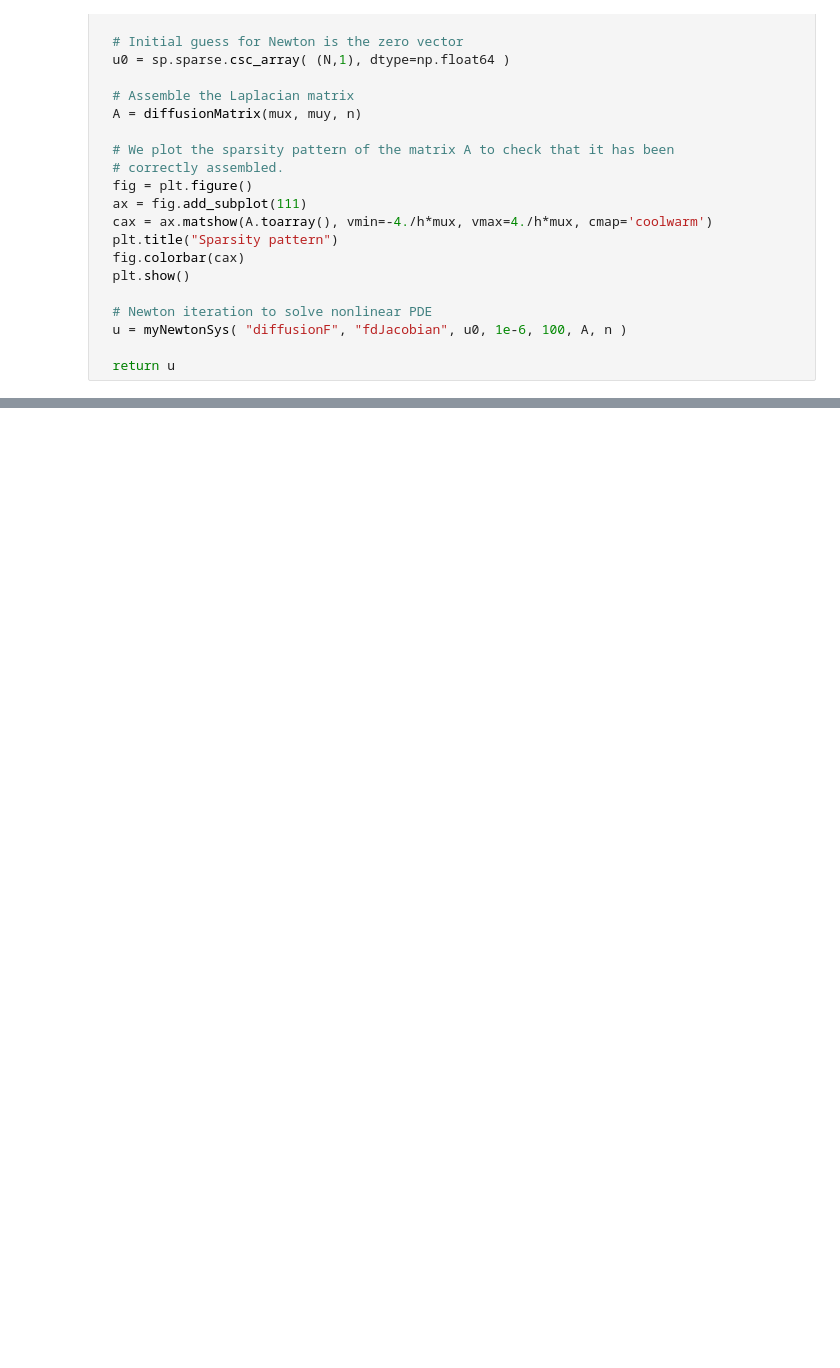
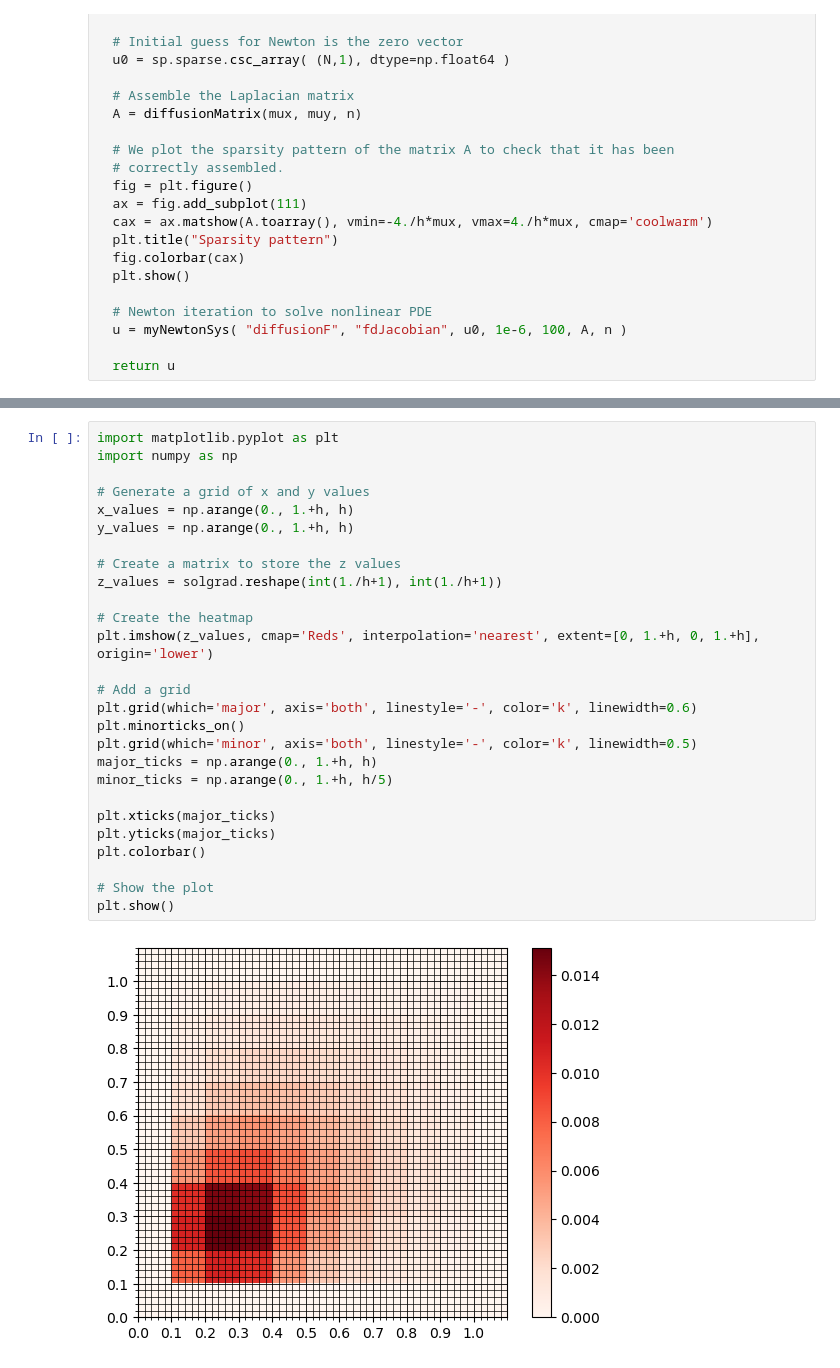
Before and after one commit to RFurze/ScientificComputing, a Jupyter notebook: Assignment2_2.ipynb, the cells around one changed output, grey strips where cells are left out. Drawn from its saved outputs; the diff is of its cells as text; blank space fills up the shorter version.

```diff
--- a/Assignment2_2.ipynb
+++ b/Assignment2_2.ipynb
@@ -304,0 +411,29 @@ plt.show()
+# %%
+import matplotlib.pyplot as plt
+import numpy as np
+
+# Generate a grid of x and y values
+x_values = np.arange(0., 1.+h, h)
+y_values = np.arange(0., 1.+h, h)
+
+# Create a matrix to store the z values
+z_values = solgrad.reshape(int(1./h+1), int(1./h+1))
+
+# Create the heatmap
+plt.imshow(z_values, cmap='Reds', interpolation='nearest', extent=[0, 1.+h, 0, 1.+h], origin='lower')
+
+# Add a grid
+plt.grid(which='major', axis='both', linestyle='-', color='k', linewidth=0.6)
+plt.minorticks_on()
+plt.grid(which='minor', axis='both', linestyle='-', color='k', linewidth=0.5)
+major_ticks = np.arange(0., 1.+h, h)
+minor_ticks = np.arange(0., 1.+h, h/5)
+
+plt.xticks(major_ticks)
+plt.yticks(major_ticks)
+plt.colorbar()
+
+# Show the plot
+plt.show()
+# %% [output]
+[figure, added]
```
Also changed, not shown: parts of 11 cells of this notebook.
